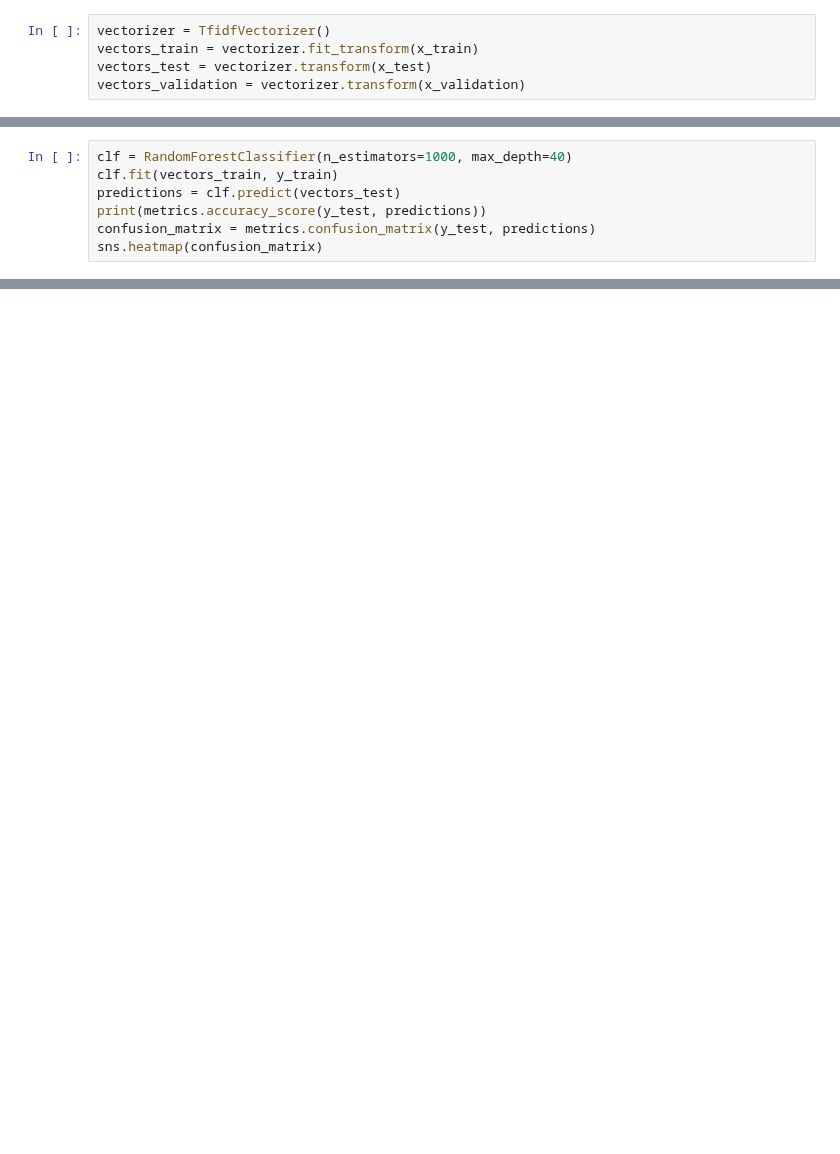
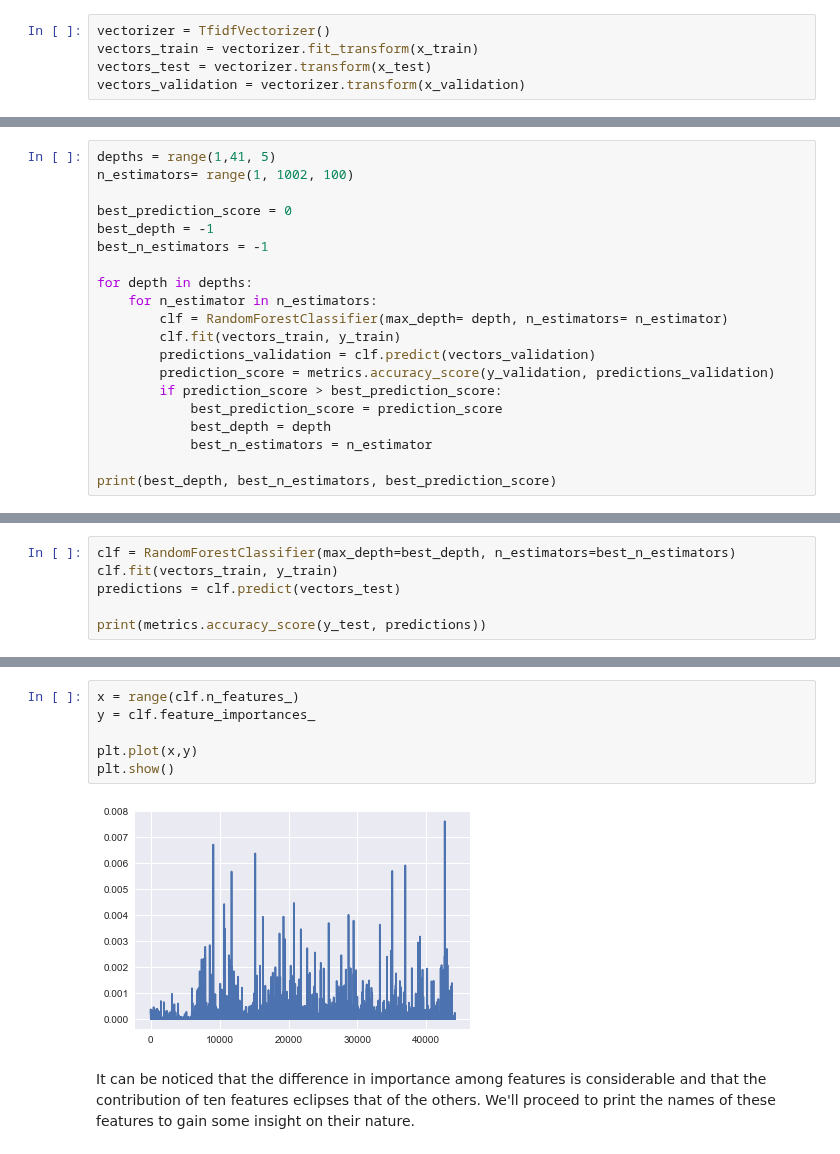
Before and after one commit to raphaelBarman/ADA-dh, a Jupyter notebook: 04 - Applied ML/Homework 4.ipynb, the cells around one changed output, grey strips where cells are left out. Drawn from its saved outputs; the diff is of its cells as text; blank space fills up the shorter version.

```diff
--- a/04 - Applied ML/Homework 4.ipynb
+++ b/04 - Applied ML/Homework 4.ipynb
@@ -331,0 +350,20 @@ vectors_validation = vectorizer.transform(x_validation)
+# %%
+depths = range(1,41, 5)
+n_estimators= range(1, 1002, 100)
+
+best_prediction_score = 0
+best_depth = -1
+best_n_estimators = -1
+
+for depth in depths:
+    for n_estimator in n_estimators:
+        clf = RandomForestClassifier(max_depth= depth, n_estimators= n_estimator)
+        clf.fit(vectors_train, y_train)
+        predictions_validation = clf.predict(vectors_validation)
+        prediction_score = metrics.accuracy_score(y_validation, predictions_validation)
+        if prediction_score > best_prediction_score:
+            best_prediction_score = prediction_score
+            best_depth = depth
+            best_n_estimators = n_estimator
+
+print(best_depth, best_n_estimators, best_prediction_score)
@@ -332,8 +372,7 @@ vectors_validation = vectorizer.transform(x_validation)
 # %%
-clf = RandomForestClassifier(n_estimators=1000, max_depth=40)
+clf = RandomForestClassifier(max_depth=best_depth, n_estimators=best_n_estimators)
 clf.fit(vectors_train, y_train)
 predictions = clf.predict(vectors_test)
+
 print(metrics.accuracy_score(y_test, predictions))
-confusion_matrix = metrics.confusion_matrix(y_test, predictions)
-sns.heatmap(confusion_matrix)
 # %% [output]
@@ -372,0 +421,10 @@ sns.heatmap(confusion_matrix)
+# %%
+x = range(clf.n_features_)
+y = clf.feature_importances_
+
+plt.plot(x,y)
+plt.show()
+# %% [output]
+[figure, added]
+# %% [markdown]
+It can be noticed that the difference in importance among features is considerable and that the contribution of ten features eclipses that of the others. We'll proceed to print the names of these features to gain some insight on their nature.
```
Also changed, not shown: parts of 15 cells of this notebook.
